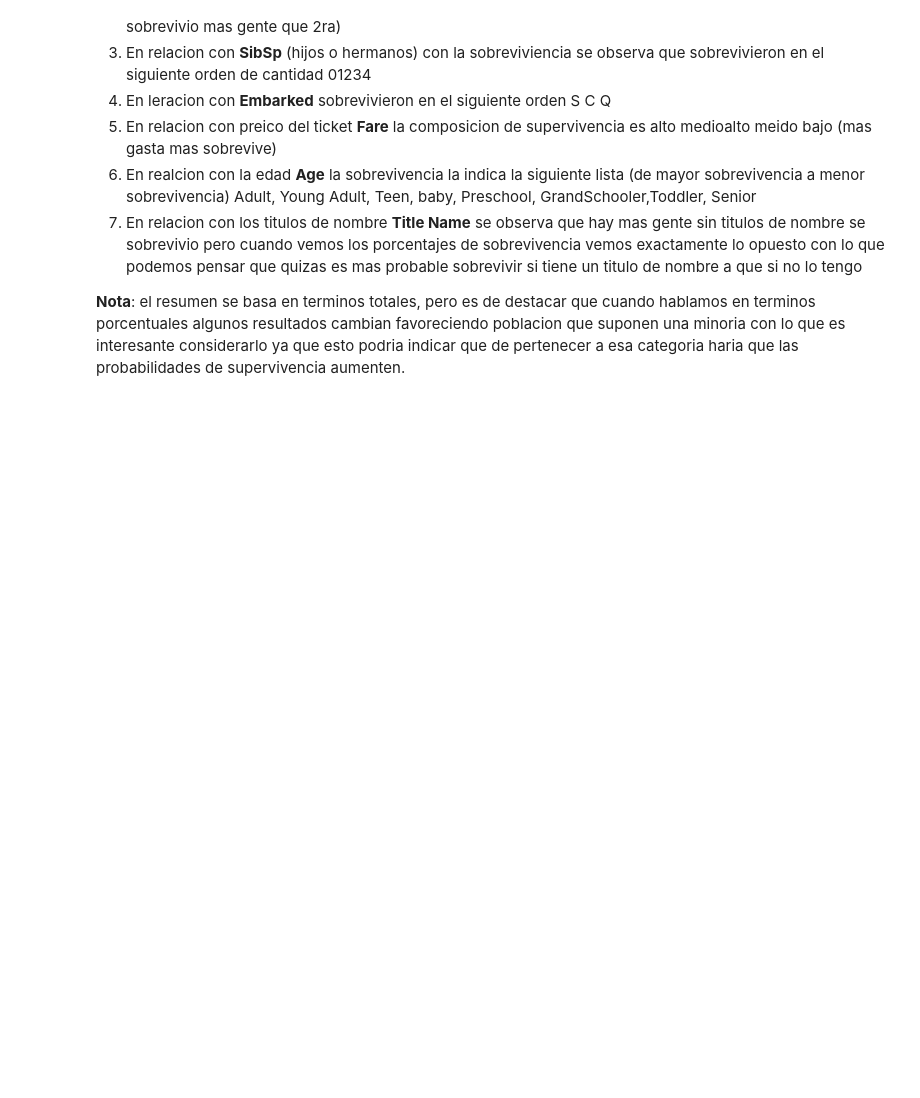
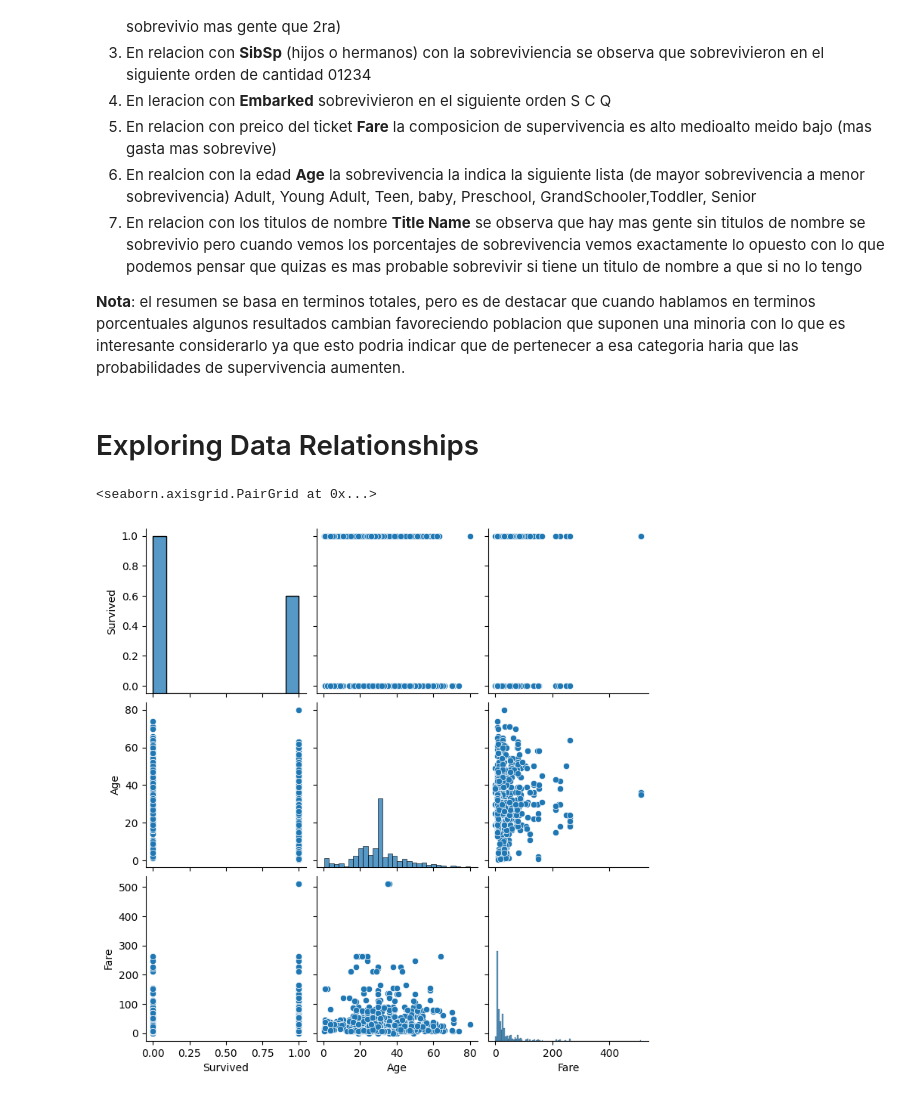
Before and after one commit to marcoeferro/EDA-exercises, a Jupyter notebook: titanic/EDA.ipynb, the cells around one changed output. Drawn from its saved outputs; the diff is of its cells as text; code cells hidden in the pictures; blank space fills up the shorter version.

Commit message:
Feat: realtionships plot finish

```diff
--- a/titanic/EDA.ipynb
+++ b/titanic/EDA.ipynb
@@ -430,3 +430,12 @@ En terminos de sobrevivencia podemos observar que :
 7. En relacion con los titulos de nombre **Title Name** se observa que hay mas gente sin titulos de nombre se sobrevivio pero cuando vemos los porcentajes de sobrevivencia vemos exactamente lo opuesto con lo que podemos pensar que quizas es mas probable sobrevivir si tiene un titulo de nombre a que si no lo tengo
 
 **Nota**: el resumen se basa en terminos totales, pero es de destacar que cuando hablamos en terminos porcentuales algunos resultados cambian favoreciendo poblacion que suponen una minoria con lo que es interesante considerarlo ya que esto podria indicar que de pertenecer a esa categoria haria que las probabilidades de supervivencia aumenten.
+# %% [markdown]
+# Exploring Data Relationships
+# %%
+numerical = df.select_dtypes("number")
+numerical.drop(columns=["Pclass","SibSp","Parch","Title Name"],inplace=True)
+sns.pairplot(data=numerical)
+# %% [output]
+<seaborn.axisgrid.PairGrid at 0x...>
+[figure, added]
```
Also changed, not shown: parts of 19 cells of this notebook.
